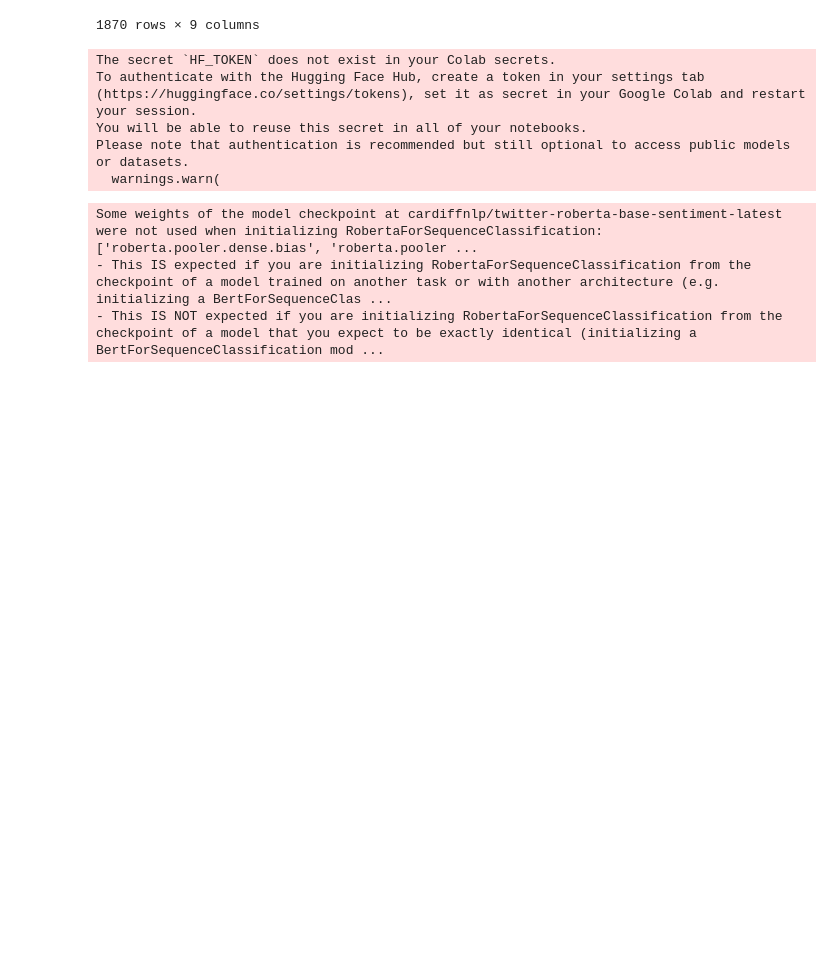
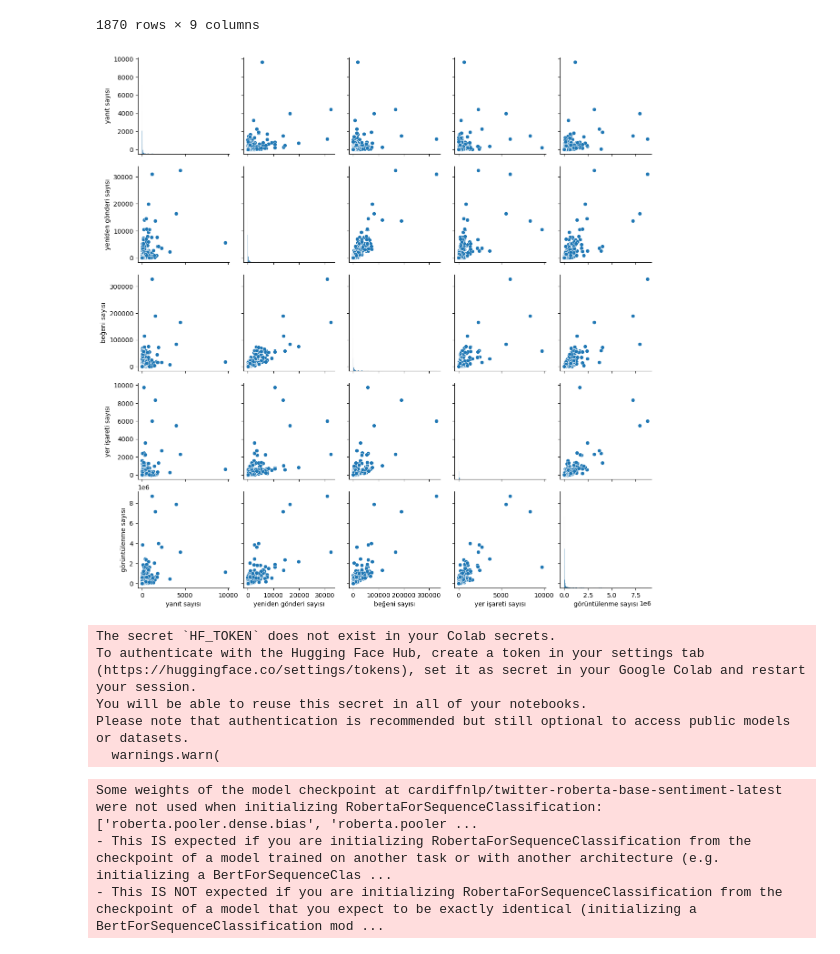
Before and after one commit to koksal100/NLP, a Jupyter notebook: ABSE_WITH_TWITTER_DATA.ipynb, the cells around one changed output. Cells and saved outputs as stored; diff of their text form; code cells hidden in the pictures; blank space fills up the shorter version.

```diff
--- a/ABSE_WITH_TWITTER_DATA.ipynb
+++ b/ABSE_WITH_TWITTER_DATA.ipynb
@@ -33,6 +33,20 @@ tweets
 | 1868 | 71 | 96 | 258 | 6 | 15526 | @WallStreetApes | ... |
 | 1869 | 6 | 96 | 511 | 20 | 16154 | @DD_Geopolitics | ... |
 1870 rows × 9 columns
+# %%
+# prompt: tweets veri çerçevesi kullanılıyor: ilk 5 columun birbirine göre grafikleri
+
+import seaborn as sns
+import matplotlib.pyplot as plt
+
+# İlk 5 sütunu seçiyoruz
+ilk_bes_sutun = tweets.iloc[:, :5]
+
+# Her bir sütun çiftini scatter plot ile görselleştiriyoruz
+sns.pairplot(ilk_bes_sutun)
+plt.show()
+# %% [output]
+[figure, added]
 # %%
 def preprocess_tweet(tweet):
     # Küçük harfe çevir
```
